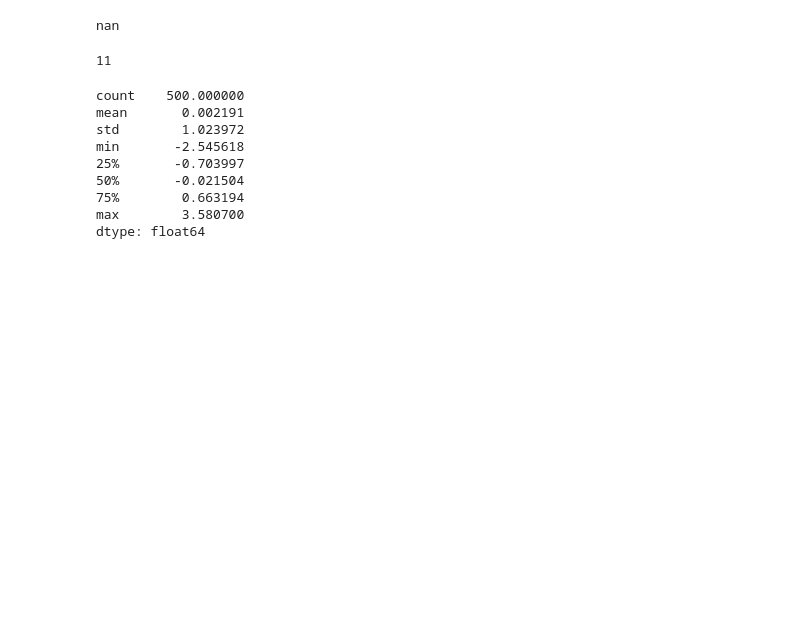
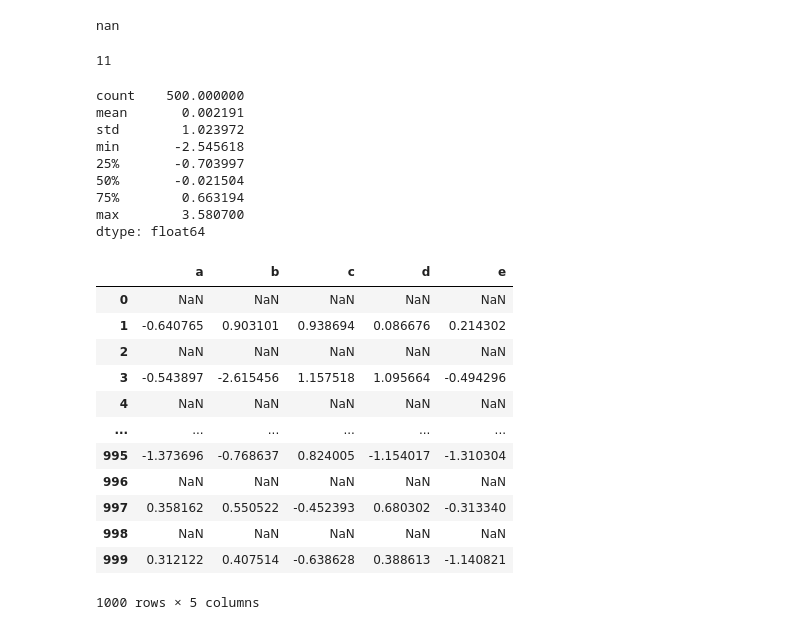
Before and after one commit to ilyak93/self-studying, a Jupyter notebook: DataEngineering/pandas/pandas_basic_functionality.ipynb, the cells around one changed output. Saved outputs shown, nothing was run; the diff lists cells and outputs as text; code cells hidden in the pictures; blank space fills up the shorter version.

```diff
--- a/DataEngineering/pandas/pandas_basic_functionality.ipynb
+++ b/DataEngineering/pandas/pandas_basic_functionality.ipynb
@@ -713,3 +713,23 @@ min       -2.545618
 75%        0.663194
 max        3.580700
 dtype: float64
+# %%
+frame = pd.DataFrame(np.random.randn(1000, 5), columns=["a", "b", "c", "d", "e"])
+
+frame.iloc[::2] = np.nan
+
+frame
+# %% [output]
+|  | a | b | c | d | e |
+| 0 | NaN | NaN | NaN | NaN | NaN |
+| 1 | -0.640765 | 0.903101 | 0.938694 | 0.086676 | 0.214302 |
+| 2 | NaN | NaN | NaN | NaN | NaN |
+| 3 | -0.543897 | -2.615456 | 1.157518 | 1.095664 | -0.494296 |
+| 4 | NaN | NaN | NaN | NaN | NaN |
+| ... | ... | ... | ... | ... | ... |
+| 995 | -1.373696 | -0.768637 | 0.824005 | -1.154017 | -1.310304 |
+| 996 | NaN | NaN | NaN | NaN | NaN |
+| 997 | 0.358162 | 0.550522 | -0.452393 | 0.680302 | -0.313340 |
+| 998 | NaN | NaN | NaN | NaN | NaN |
+| 999 | 0.312122 | 0.407514 | -0.638628 | 0.388613 | -1.140821 |
+1000 rows × 5 columns
```
Also changed, not shown: parts of 60 cells of this notebook.
